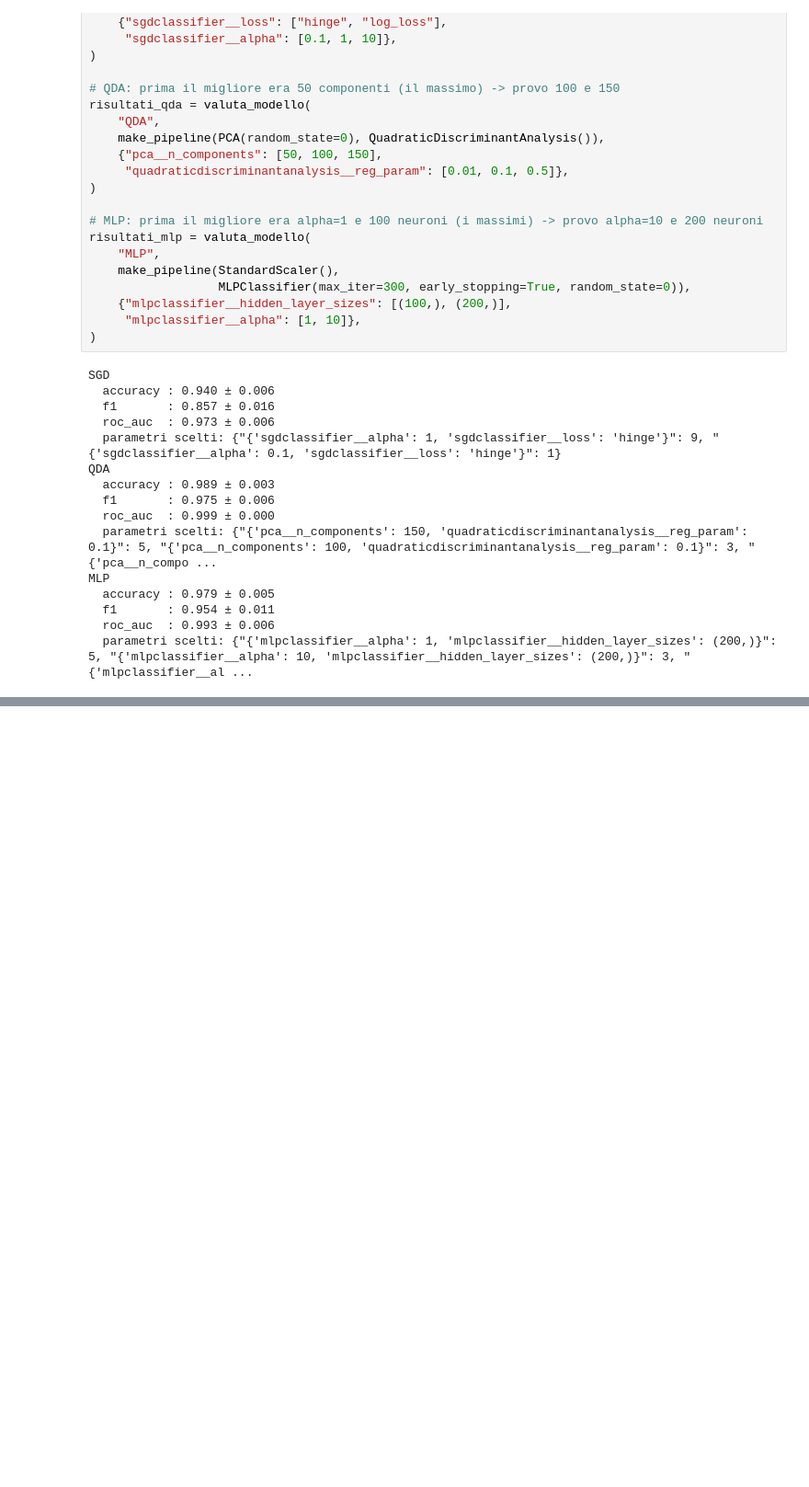
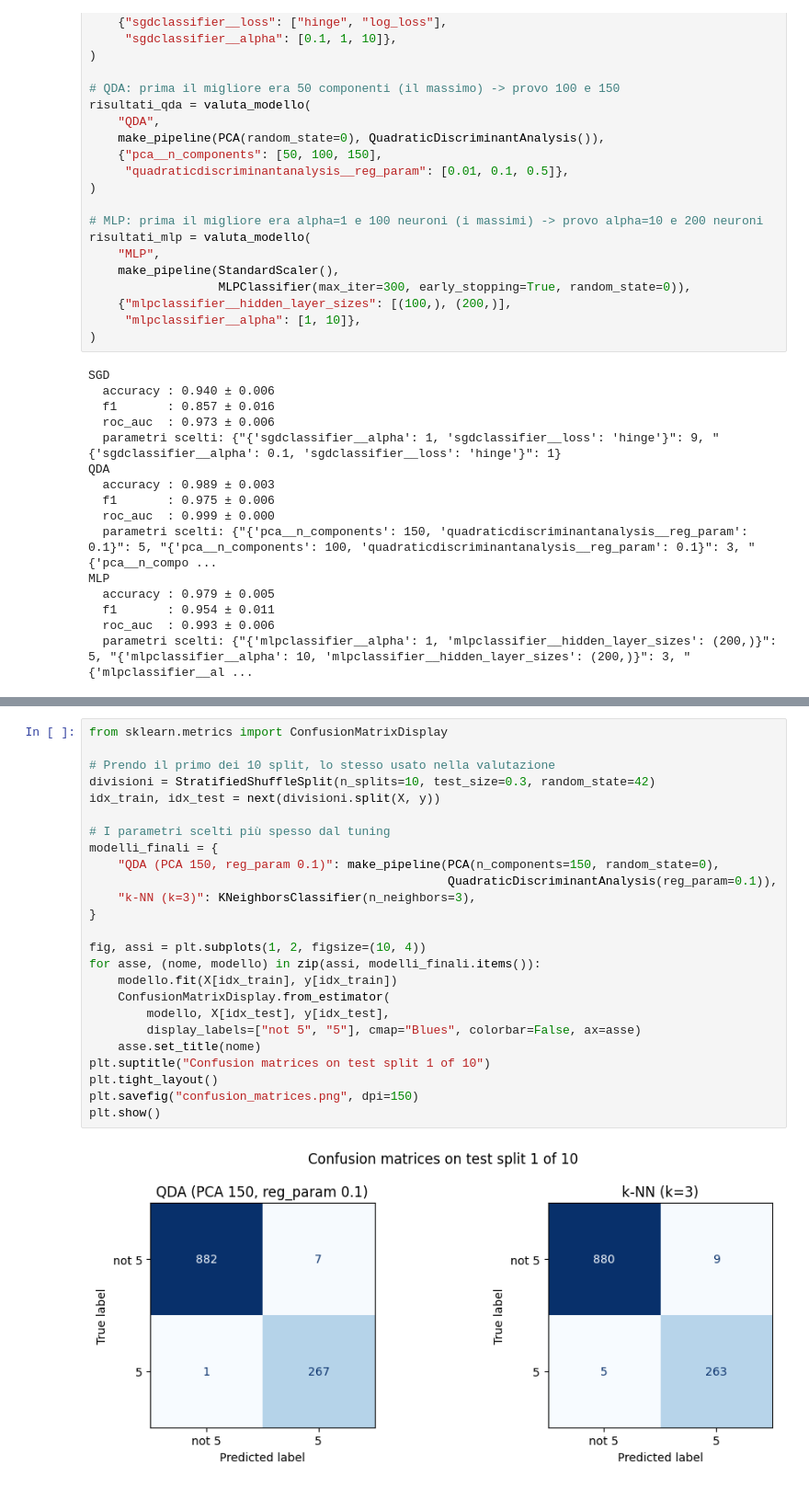
Before and after one commit to sarabaranes-dev/ml-classifier-comparison, a Jupyter notebook: mnist_rework.ipynb, the cells around one changed output, grey strips where cells are left out. Shown at 92% size. Saved outputs shown, nothing was run; the diff lists cells and outputs as text; blank space fills up the shorter version.

```diff
--- a/mnist_rework.ipynb
+++ b/mnist_rework.ipynb
@@ -240,0 +279,27 @@ MLP
+# %%
+from sklearn.metrics import ConfusionMatrixDisplay
+
+# Prendo il primo dei 10 split, lo stesso usato nella valutazione
+divisioni = StratifiedShuffleSplit(n_splits=10, test_size=0.3, random_state=42)
+idx_train, idx_test = next(divisioni.split(X, y))
+
+# I parametri scelti più spesso dal tuning
+modelli_finali = {
+    "QDA (PCA 150, reg_param 0.1)": make_pipeline(PCA(n_components=150, random_state=0),
+                                                  QuadraticDiscriminantAnalysis(reg_param=0.1)),
+    "k-NN (k=3)": KNeighborsClassifier(n_neighbors=3),
+}
+
+fig, assi = plt.subplots(1, 2, figsize=(10, 4))
+for asse, (nome, modello) in zip(assi, modelli_finali.items()):
+    modello.fit(X[idx_train], y[idx_train])
+    ConfusionMatrixDisplay.from_estimator(
+        modello, X[idx_test], y[idx_test],
+        display_labels=["not 5", "5"], cmap="Blues", colorbar=False, ax=asse)
+    asse.set_title(nome)
+plt.suptitle("Confusion matrices on test split 1 of 10")
+plt.tight_layout()
+plt.savefig("confusion_matrices.png", dpi=150)
+plt.show()
+# %% [output]
+[figure, added]
```
Also changed, not shown: parts of 2 cells of this notebook.
